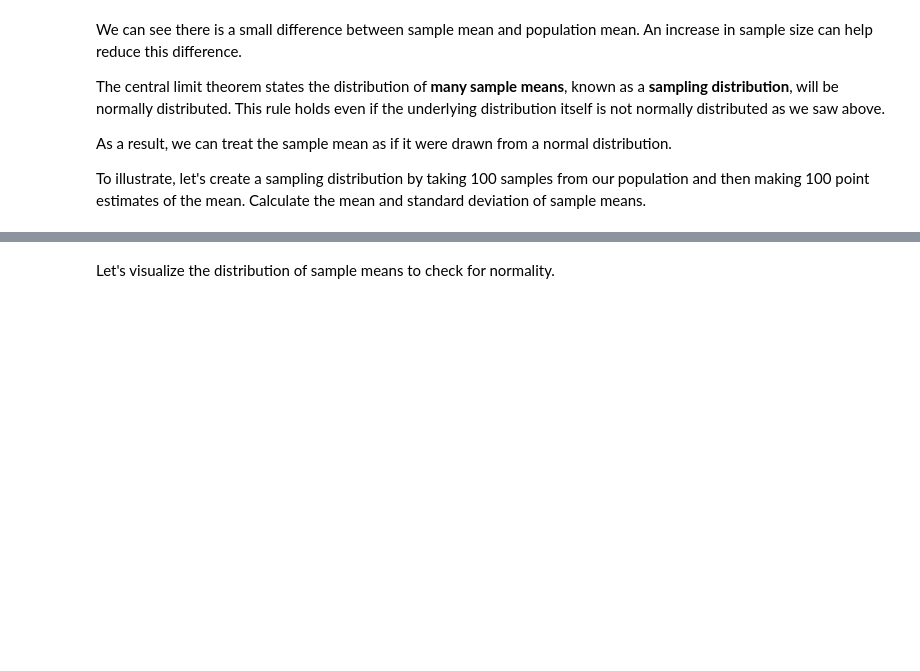
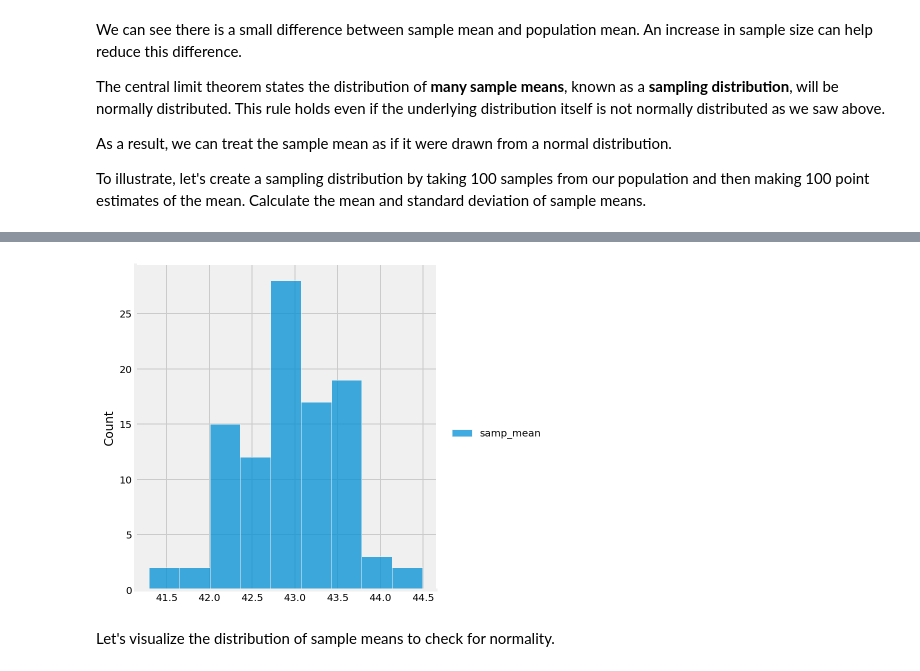
Before and after one commit to dendar/dsc-confidence-intervals-lab, a Jupyter notebook: index.ipynb, the cells around one changed output, grey strips where cells are left out. Cells and saved outputs as stored; diff of their text form; code cells hidden in the pictures; blank space fills up the shorter version.

```diff
--- a/index.ipynb
+++ b/index.ipynb
@@ -45,10 +50,10 @@ Calculate the mean for the population and visualize the distribution. Also, desc
 # %%
 
 # Convert the population into a pandas dataframe pop_ages
-pop_ages = None
+pop_ages = pd.DataFrame(population_ages)
 
 # Calculate and print descriptive statistics for pop_ages
-
+pop_ages.describe()
 # The mean of population is: 42.985332
 
 # count	250000
@@ -68,15 +83,15 @@ np.random.seed(15)
 
 # Take random sample of size 500
 sample_size = 500
-sample = None
+sample = np.random.choice(pop_ages[0],sample_size )
 
 # Calculate sample mean and standard deviation
-sample_mean = None
-sample_std = None
+sample_mean = np.mean(sample)
+sample_std = np.std(sample)
 
-#print ("Sample mean:", sample_mean)
-#print ("Sample std.:", sample_std)
-#print ("Difference between means:", population_ages.mean() - sample_mean)
+print ("Sample mean:", sample_mean)
+print ("Sample std.:", sample_std)
+print ("Difference between means:", population_ages.mean() - sample_mean)
 
 # Sample mean: 43.49
 # Sample std.: 12.98529552994463
@@ -96,11 +115,16 @@ point_estimates = []         # Make empty list to hold point estimates
 
 # Take 100 samples and generate 100 point estimates using a for loop.
 # append sample means to get point estimates
-
+for i in range(100):
+    sample = np.random.choice(pop_ages[0], 500)
+    sample_mean = np.mean(sample)
+    point_estimates.append(sample_mean)
+print(point_estimates)
 
 # Convert the point_estimates into a pandas dataframe
 # Calculate and print descriptive statistics for the dataframe
-
+df = pd.DataFrame(point_estimates, columns=['samp_mean'])
+df.describe()
 # count	100.000000
 # mean	42.959380
 # std	0.586404
@@ -112,3 +147,7 @@ point_estimates = []         # Make empty list to hold point estimates
+# %%
+sns.displot(df);
+# %% [output]
+[figure, added]
 # %% [markdown]
 Let's visualize the distribution of sample means to check for normality.
 # %%
```
Also changed, not shown: parts of 7 cells of this notebook.
